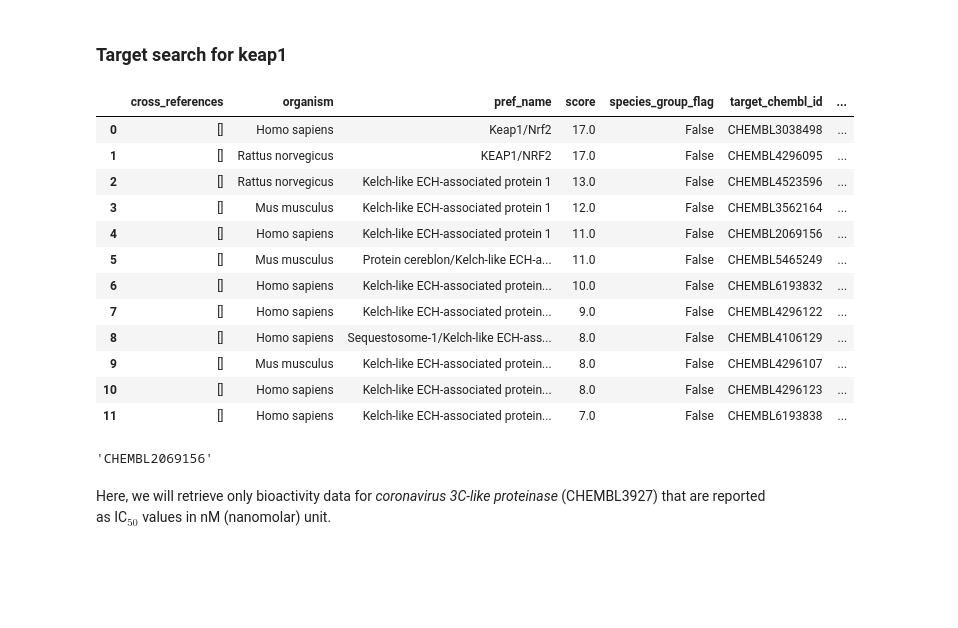
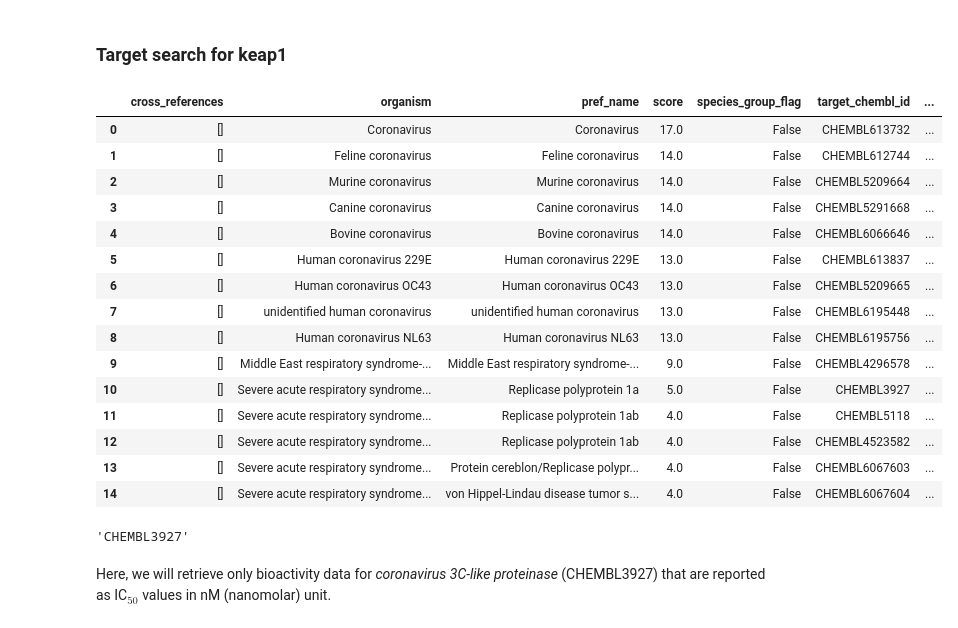
Before and after one commit to israakadhem0-coder/coronavirus, a Jupyter notebook: python/CDD_ML_Part_1_EGFR.ipynb, the cells around one changed output. Cells and saved outputs as stored; diff of their text form; code cells hidden in the pictures; blank space fills up the shorter version.

```diff
--- a/python/CDD_ML_Part_1_EGFR.ipynb
+++ b/python/CDD_ML_Part_1_EGFR.ipynb
@@ -29,30 +36,33 @@ from chembl_webresource_client.new_client import new_client
 # %% [markdown]
 ### **Target search for keap1**
 # %%
-# Target search for nrf2_keap1
+# Target search for CORONAVIRUAS
 target = new_client.target
-target_query = target.search('Keap1')
+target_query = target.search('CORONAVIRUS')
 targets = pd.DataFrame.from_dict(target_query)
 targets
 # %% [output]
 |  | cross_references | organism | pref_name | score | species_group_flag | target_chembl_id | ... |
-| 0 | [] | Homo sapiens | Keap1/Nrf2 | 17.0 | False | CHEMBL3038498 | ... |
-| 1 | [] | Rattus norvegicus | KEAP1/NRF2 | 17.0 | False | CHEMBL4296095 | ... |
-| 2 | [] | Rattus norvegicus | Kelch-like ECH-associated protein 1 | 13.0 | False | CHEMBL4523596 | ... |
-| 3 | [] | Mus musculus | Kelch-like ECH-associated protein 1 | 12.0 | False | CHEMBL3562164 | ... |
-| 4 | [] | Homo sapiens | Kelch-like ECH-associated protein 1 | 11.0 | False | CHEMBL2069156 | ... |
-| 5 | [] | Mus musculus | Protein cereblon/Kelch-like ECH-a... | 11.0 | False | CHEMBL5465249 | ... |
-| 6 | [] | Homo sapiens | Kelch-like ECH-associated protein... | 10.0 | False | CHEMBL6193832 | ... |
-| 7 | [] | Homo sapiens | Kelch-like ECH-associated protein... | 9.0 | False | CHEMBL4296122 | ... |
-| 8 | [] | Homo sapiens | Sequestosome-1/Kelch-like ECH-ass... | 8.0 | False | CHEMBL4106129 | ... |
-| 9 | [] | Mus musculus | Kelch-like ECH-associated protein... | 8.0 | False | CHEMBL4296107 | ... |
-| 10 | [] | Homo sapiens | Kelch-like ECH-associated protein... | 8.0 | False | CHEMBL4296123 | ... |
-| 11 | [] | Homo sapiens | Kelch-like ECH-associated protein... | 7.0 | False | CHEMBL6193838 | ... |
+| 0 | [] | Coronavirus | Coronavirus | 17.0 | False | CHEMBL613732 | ... |
+| 1 | [] | Feline coronavirus | Feline coronavirus | 14.0 | False | CHEMBL612744 | ... |
+| 2 | [] | Murine coronavirus | Murine coronavirus | 14.0 | False | CHEMBL5209664 | ... |
+| 3 | [] | Canine coronavirus | Canine coronavirus | 14.0 | False | CHEMBL5291668 | ... |
+| 4 | [] | Bovine coronavirus | Bovine coronavirus | 14.0 | False | CHEMBL6066646 | ... |
+| 5 | [] | Human coronavirus 229E | Human coronavirus 229E | 13.0 | False | CHEMBL613837 | ... |
+| 6 | [] | Human coronavirus OC43 | Human coronavirus OC43 | 13.0 | False | CHEMBL5209665 | ... |
+| 7 | [] | unidentified human coronavirus | unidentified human coronavirus | 13.0 | False | CHEMBL6195448 | ... |
+| 8 | [] | Human coronavirus NL63 | Human coronavirus NL63 | 13.0 | False | CHEMBL6195756 | ... |
+| 9 | [] | Middle East respiratory syndrome-... | Middle East respiratory syndrome-... | 9.0 | False | CHEMBL4296578 | ... |
+| 10 | [] | Severe acute respiratory syndrome... | Replicase polyprotein 1a | 5.0 | False | CHEMBL3927 | ... |
+| 11 | [] | Severe acute respiratory syndrome... | Replicase polyprotein 1ab | 4.0 | False | CHEMBL5118 | ... |
+| 12 | [] | Severe acute respiratory syndrome... | Replicase polyprotein 1ab | 4.0 | False | CHEMBL4523582 | ... |
+| 13 | [] | Severe acute respiratory syndrome... | Protein cereblon/Replicase polypr... | 4.0 | False | CHEMBL6067603 | ... |
+| 14 | [] | Severe acute respiratory syndrome... | von Hippel-Lindau disease tumor s... | 4.0 | False | CHEMBL6067604 | ... |
 # %%
-selected_target = targets.target_chembl_id[4]
+selected_target = targets.target_chembl_id[10]
 selected_target
 # %% [output]
-'CHEMBL2069156'
+'CHEMBL3927'
 # %% [markdown]
 Here, we will retrieve only bioactivity data for *coronavirus 3C-like proteinase* (CHEMBL3927) that are reported as IC$_{50}$ values in nM (nanomolar) unit.
 # %%
```
Also changed, not shown: parts of 11 cells of this notebook.
